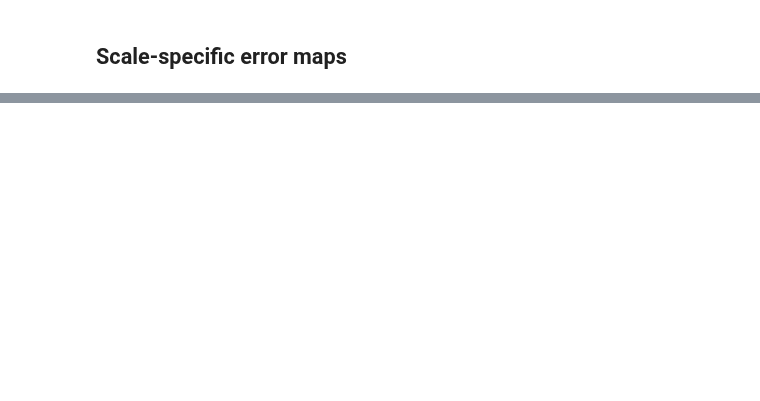
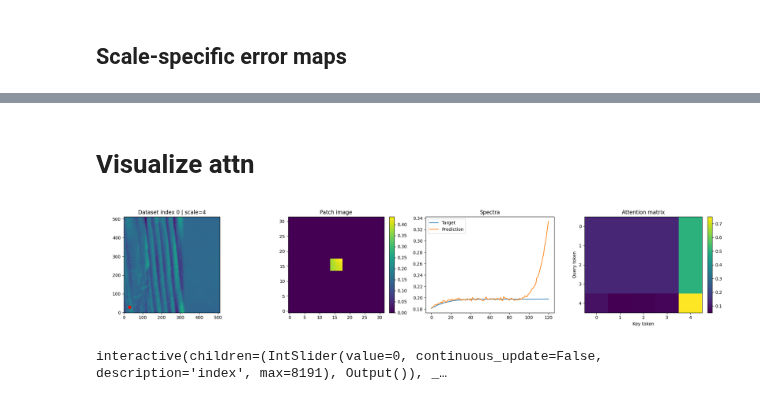
Before and after one commit to gnganesh99/NN_Error, a Jupyter notebook: notebooks/STM/stm_ms_i2s_attn.ipynb, the cells around one changed output, grey strips where cells are left out. Drawn from its saved outputs; the diff is of its cells as text; code cells hidden in the pictures; blank space fills up the shorter version.

```diff
--- a/notebooks/STM/stm_ms_i2s_attn.ipynb
+++ b/notebooks/STM/stm_ms_i2s_attn.ipynb
@@ -373 +376,78 @@ interactive(children=(IntSlider(value=0, continuous_update=False, description='S
 <function nnerror.plot_functions.plot_scale_slider.<locals>._draw_by_index(scale_index)>
+# %% [markdown]
+# Visualize attn
+# %%
+attn_index = 0  # Select any dataset index from 0 to len(images) - 1
+# %%
+def visualize_attention(index=0):
+    index = int(np.clip(index, 0, len(images) - 1))
+
+    imspec_model.eval()
+    with torch.no_grad():
+        sample_image = torch.tensor(images[index:index + 1], dtype=torch.float32, device=device)
+        pred_spectrum = imspec_model.predict(sample_image).detach().cpu().squeeze().numpy()
+        attn_matrix = imspec_model.get_attn_weights()
+
+    if attn_matrix is None:
+        raise RuntimeError("No attention weights found. Run the im2spec training/evaluation cells first.")
+
+    attn_matrix = attn_matrix.detach().cpu().numpy()
+    if attn_matrix.ndim == 3:
+        attn_matrix = attn_matrix[0]
+
+    coord = scale_coordinates[index]
+    x_coord, y_coord = coord[0], coord[1]
+    scale = coord[2] if len(coord) > 2 else None
+
+    fig, ax = plt.subplots(1, 4, figsize=(20, 4))
+
+    ax[0].imshow(full_image, origin="lower")
+    ax[0].scatter(x_coord, y_coord, c="red", s=40)
+    title = f"Dataset index {index}"
+    if scale is not None:
+        title += f" | scale={scale:g}"
+    ax[0].set_title(title)
+
+    patch_im = ax[1].imshow(images[index], origin="lower")
+    ax[1].set_title("Patch image")
+    fig.colorbar(patch_im, ax=ax[1], fraction=0.046, pad=0.04)
+
+    ax[2].plot(spectra[index], label="Target")
+    ax[2].plot(pred_spectrum, label="Prediction")
+    ax[2].set_title("Spectra")
+    ax[2].legend()
+
+    attn_im = ax[3].imshow(attn_matrix, cmap="viridis", aspect="auto")
+    ax[3].set_title("Attention matrix")
+    ax[3].set_xlabel("Key token")
+    ax[3].set_ylabel("Query token")
+    ax[3].set_xticks(np.arange(attn_matrix.shape[1]))
+    ax[3].set_yticks(np.arange(attn_matrix.shape[0]))
+    fig.colorbar(attn_im, ax=ax[3], fraction=0.046, pad=0.04)
+
+    plt.tight_layout()
+    plt.show()
+
+
+visualize_attention(attn_index)
+# %% [output]
+[figure, added]
+# %%
+try:
+    from ipywidgets import IntSlider, interact
+
+    interact(
+        visualize_attention,
+        index=IntSlider(
+            value=attn_index,
+            min=0,
+            max=len(images) - 1,
+            step=1,
+            description="index",
+            continuous_update=False,
+        ),
+    )
+except ImportError:
+    print("ipywidgets is not installed. Set attn_index above and rerun the visualization cell.")
+# %% [output]
+interactive(children=(IntSlider(value=0, continuous_update=False, description='index', max=8191), Output()), _…
```
Also changed, not shown: parts of 14 cells of this notebook, 2 other files.
